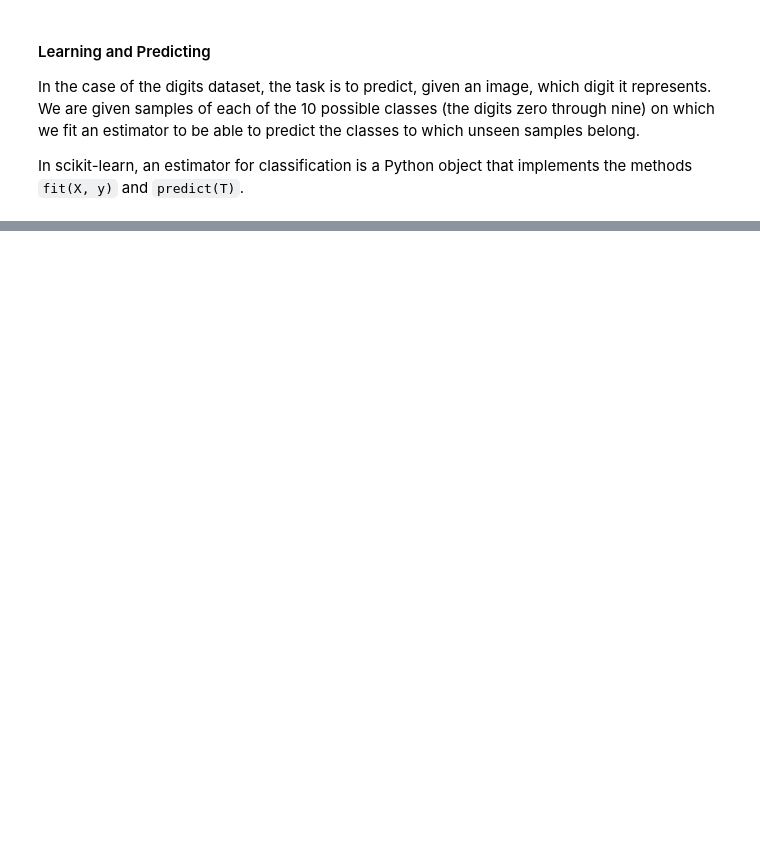
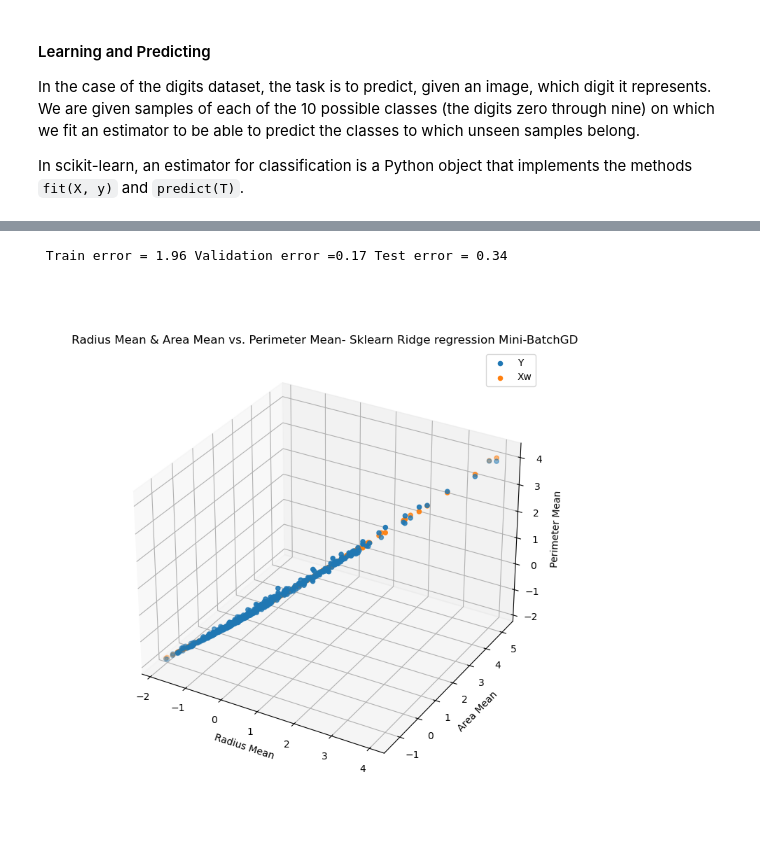
Before and after one commit to sbajamy/ece046211, a Jupyter notebook: hw0/ece046211_hw0_machine_learning_recap_students.ipynb, the cells around one changed output, grey strips where cells are left out. Saved outputs shown, nothing was run; the diff lists cells and outputs as text; code cells hidden in the pictures; blank space fills up the shorter version.

```diff
--- a/hw0/ece046211_hw0_machine_learning_recap_students.ipynb
+++ b/hw0/ece046211_hw0_machine_learning_recap_students.ipynb
@@ -748,0 +1137,10 @@ Your Code Here
+# %%
+ridge_reg = Ridge(alpha=1, solver='cholesky', fit_intercept=False)
+ridge_reg.fit(X_train_norm, y_train_norm)
+w_best = np.reshape(ridge_reg.coef_,(2,1))
+# %%
+print_results(w_best,X_train_norm,y_train_norm,X_val_norm,y_val_norm,X_test_norm,y_test_norm,
+"Radius Mean & Area Mean vs. Perimeter Mean- Sklearn Ridge regression Mini-BatchGD")
+# %% [output]
+ Train error = 1.96 Validation error =0.17 Test error = 0.34
+[figure, added]
```
Also changed, not shown: parts of 71 cells of this notebook, 1 other file.
